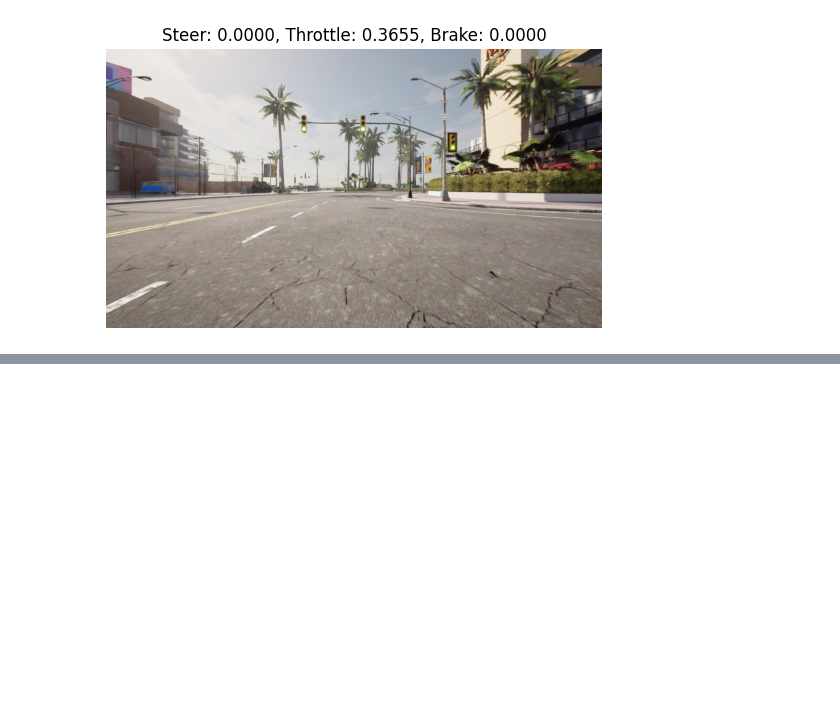
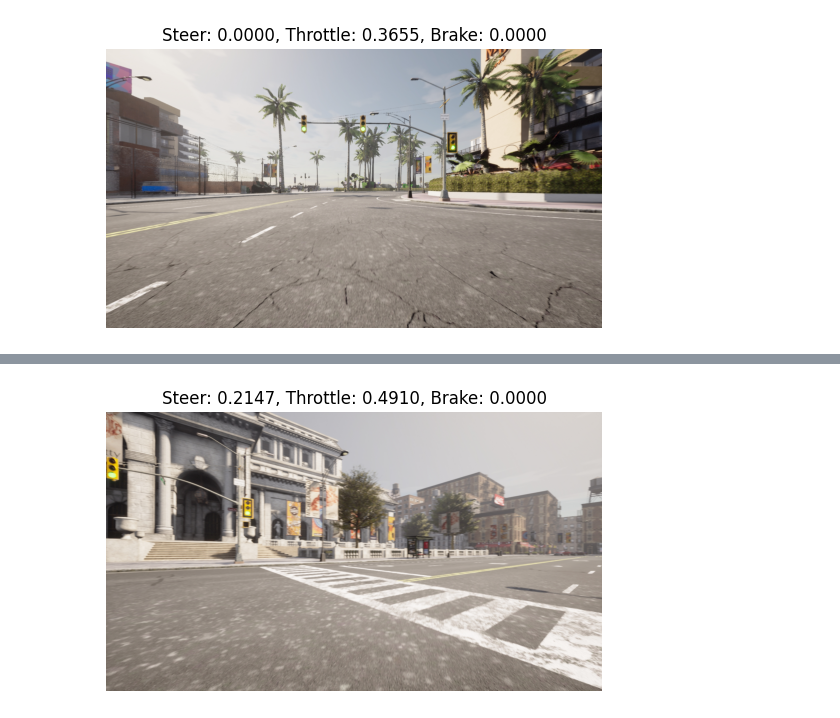
Before and after one commit to ulrik2204/carla_experiments, a Jupyter notebook: dataset_exploration.ipynb, the cells around one changed output, grey strips where cells are left out. Saved outputs shown, nothing was run; the diff lists cells and outputs as text; code cells hidden in the pictures; blank space fills up the shorter version.

```diff
--- a/dataset_exploration.ipynb
+++ b/dataset_exploration.ipynb
@@ -118,0 +115,4 @@ plot_sample(103)
+# %%
+plot_sample(1110)
+# %% [output]
+[figure, added]
```
Also changed, not shown: parts of 5 cells of this notebook.
